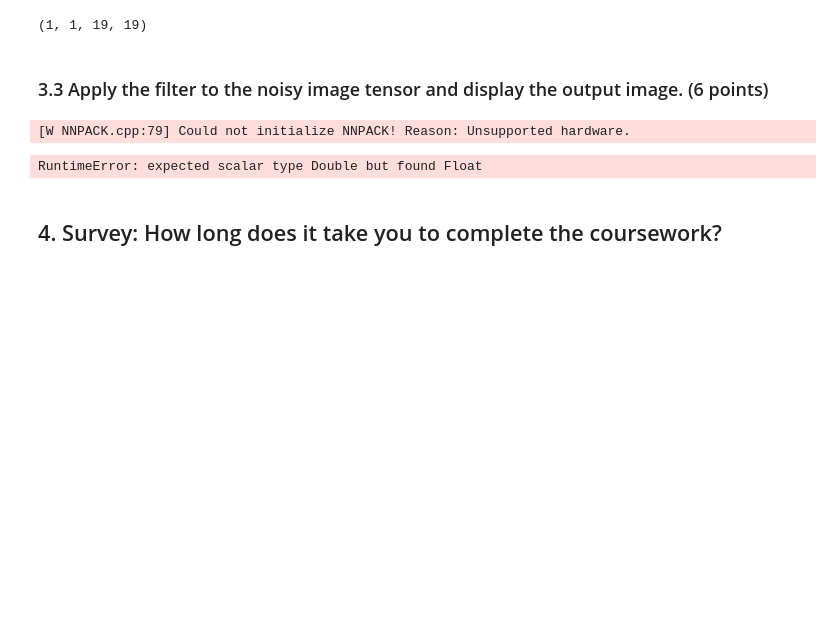
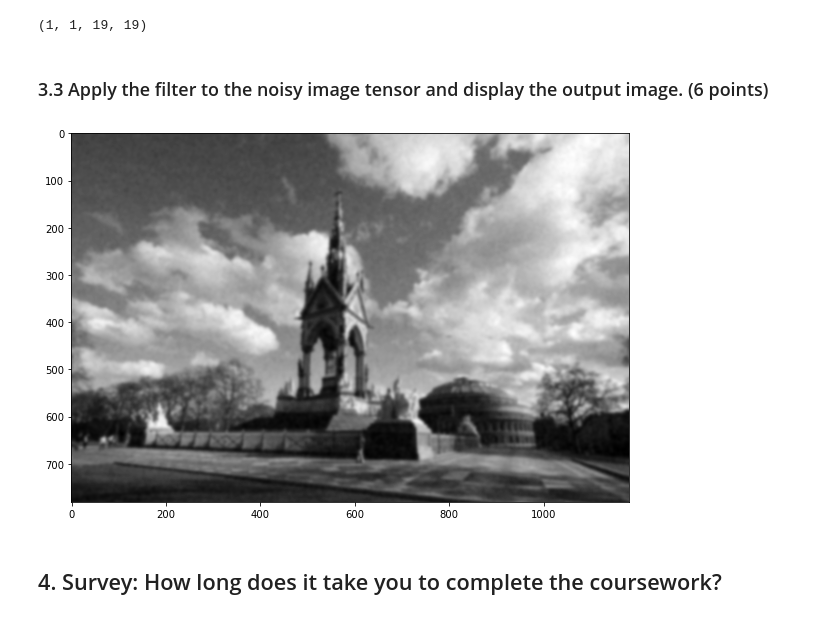
Before and after one commit to wdhg/Computer_Vision_2022, a Jupyter notebook: coursework_01/coursework_01.ipynb, the cells around one changed output. Drawn from its saved outputs; the diff is of its cells as text; code cells hidden in the pictures; blank space fills up the shorter version.

```diff
--- a/coursework_01/coursework_01.ipynb
+++ b/coursework_01/coursework_01.ipynb
@@ -174,7 +174,7 @@ def gaussian_filter_2d(sigma):
     # sigma: the parameter sigma in the Gaussian kernel (unit: pixel)
     #
     # return: a 2D array for the Gaussian kernel
-    size = sigma * 3
+    size = 3 * sigma
     h = gaussian_grid_2d(-size, size, sigma)
     return np.array(h)
 
@@ -335,20 +341,19 @@ print(h.shape)
 conv = torch.nn.Conv2d(1, 1, h.shape)
 
 # Set the kernel weight
-conv.weight = torch.nn.Parameter(torch.Tensor(h))
+conv.weight = torch.nn.Parameter(torch.from_numpy(h))
 # %% [output]
 (1, 1, 19, 19)
 # %% [markdown]
 ### 3.3 Apply the filter to the noisy image tensor and display the output image. (6 points)
 # %%
 # Filtering
-image_filtered = conv(image_noisy_torch)
+image_filtered = conv(image_noisy_torch).detach().numpy()[0, 0]
 
 # Display the filtering result (provided)
 plt.imshow(image_filtered, cmap='gray')
 plt.gcf().set_size_inches(10, 8)
 # %% [output]
-[W NNPACK.cpp:79] Could not initialize NNPACK! Reason: Unsupported hardware.
-RuntimeError: expected scalar type Double but found Float
+[figure, added]
 # %% [markdown]
 ## 4. Survey: How long does it take you to complete the coursework?
```
Also changed, not shown: parts of 4 cells of this notebook.
